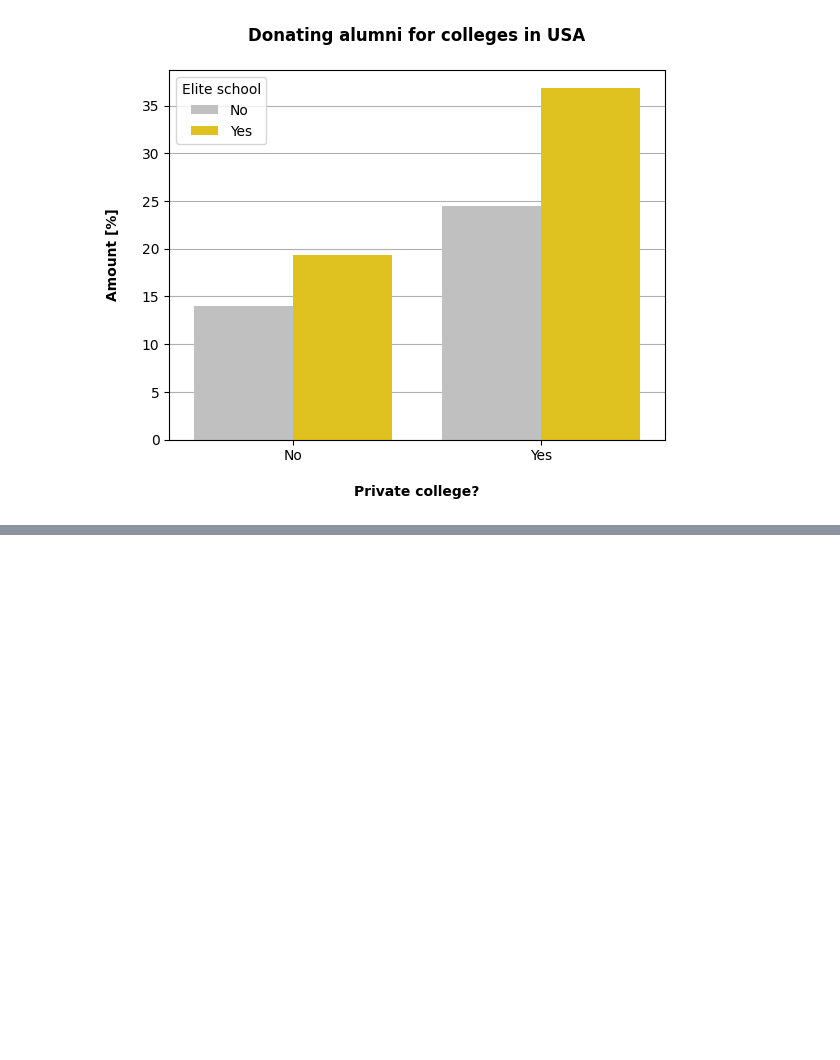
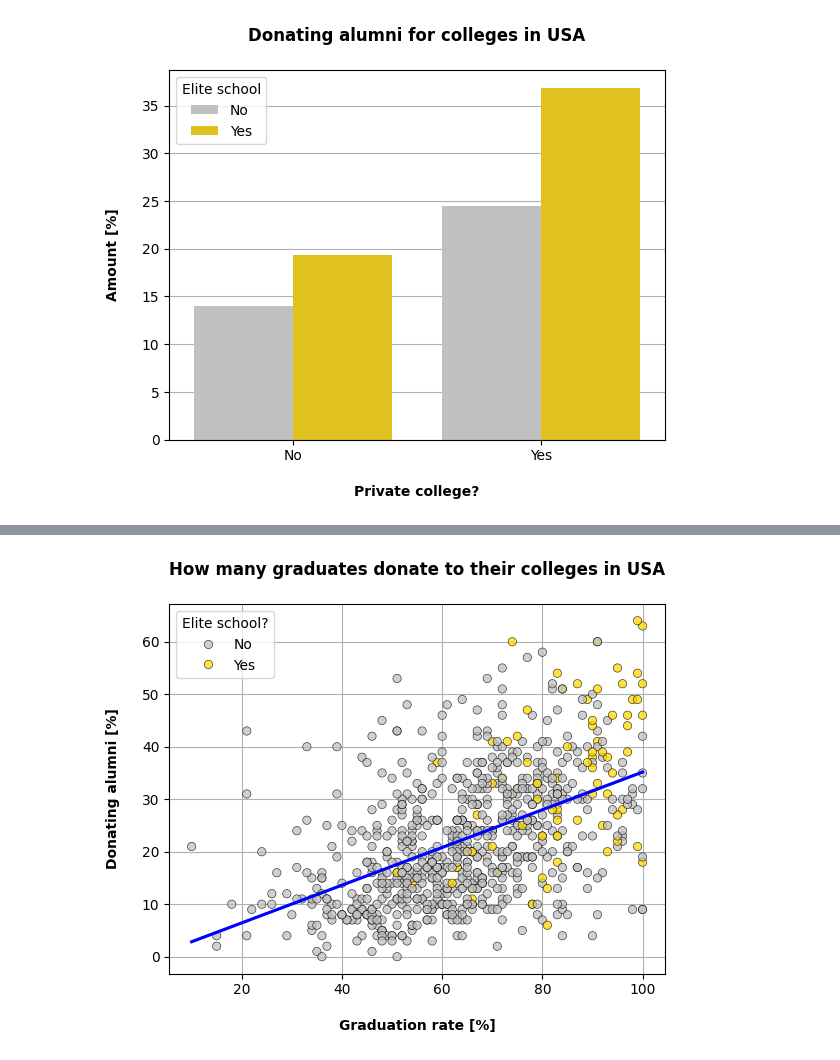
Before and after one commit to AlbotGoodman/databehandling-albot, a Jupyter notebook: Labs/lab.ipynb, the cells around one changed output, grey strips where cells are left out. Saved outputs shown, nothing was run; the diff lists cells and outputs as text; code cells hidden in the pictures; blank space fills up the shorter version.

```diff
--- a/Labs/lab.ipynb
+++ b/Labs/lab.ipynb
@@ -211,0 +185,11 @@ college.plot.scatter(x="perc.alumni", y="Grad.Rate")
+# %%
+ax = sns.scatterplot(data=data, y="perc.alumni", x="Grad.Rate", hue="Elite", palette=pal, edgecolor="black", alpha=0.75, zorder=2)
+sns.regplot(data=data, y="perc.alumni", x="Grad.Rate", scatter=False, color="blue", ci=None)
+plt.title("How many graduates donate to their colleges in USA\n", fontweight="bold")
+plt.ylabel("Donating alumni [%]\n", fontweight="bold")
+plt.xlabel("\nGraduation rate [%]", fontweight="bold")
+plt.legend(title="Elite school?")
+plt.grid(zorder=1)
+plt.show()
+# %% [output]
+[figure, added]
```
Also changed, not shown: parts of 15 cells of this notebook.
